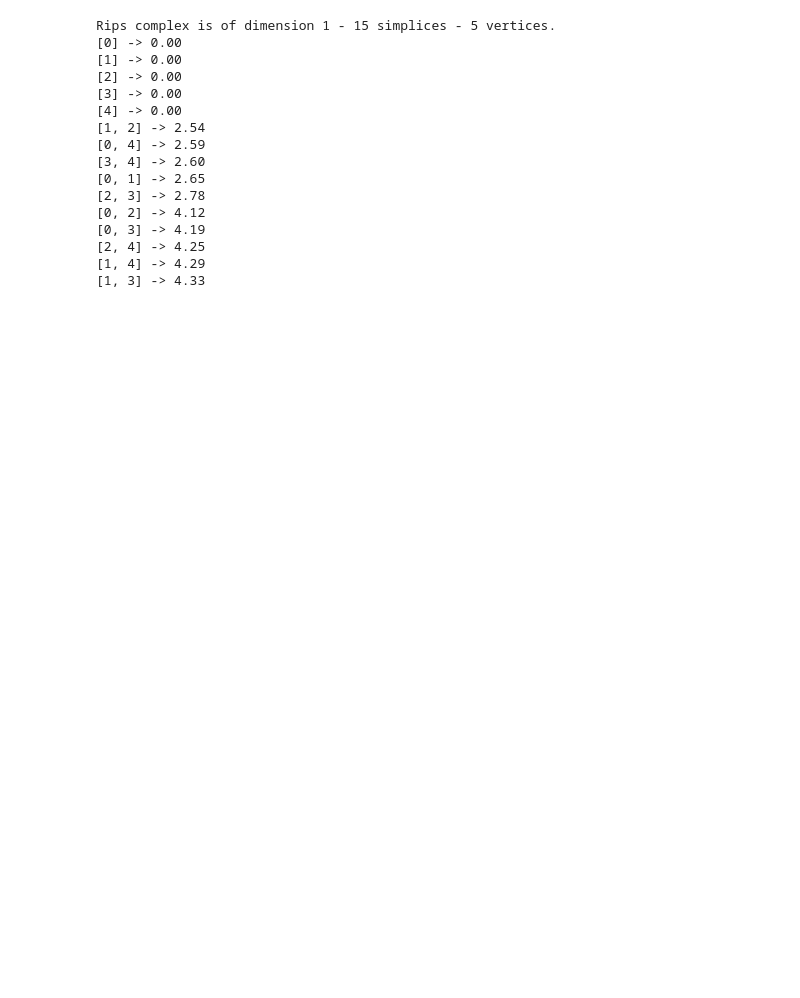
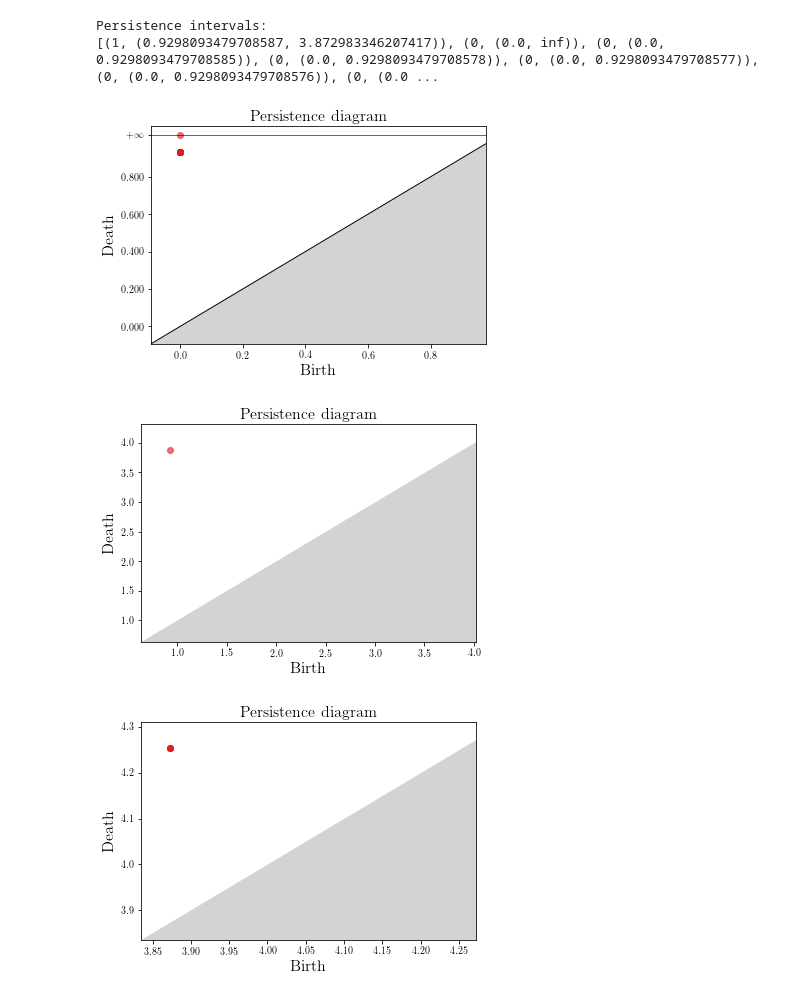
Before and after one commit to Mishalassif/Traj2Phase, a Jupyter notebook: examples/sphere_test.ipynb, the cells around one changed output. Drawn from its saved outputs; the diff is of its cells as text; code cells hidden in the pictures; blank space fills up the shorter version.

```diff
--- a/examples/sphere_test.ipynb
+++ b/examples/sphere_test.ipynb
@@ -6,39 +4,33 @@ ModuleNotFoundError: No module named 'traj2sim'
 # %%
 def sphere_point(theta, phi):
     return [math.cos(phi)*math.cos(theta), math.cos(phi)*math.sin(theta), math.sin(phi)]
 
 def great_circle(theta, length = 10, noise=False, sigma=0.05):
     traj = np.zeros((length,3))
     for i in range(0, length):
         traj[i][:] = sphere_point(theta, i*math.pi/length)
         if noise == True:
             traj[i] = np.add(traj[i],sigma*np.random.randn(1,3))
     return traj
 
 t2s = Traj2Sim()
 
 list_traj = []
-N=5
+N=15
 for i in range(N):
-    list_traj.append(great_circle(2*i*math.pi/N, noise=True))
+    list_traj.append(great_circle(2*i*math.pi/N, noise=False))
 t2s.set_trajectories(list_traj)
+t2s.dist = 'dtw'
+t2s.compute_dist()
+t2s.compute_sim(verbose=False)
 
-t2s.compute_dist()
-t2s.compute_sim(verbose=True)
+
+print('Persistence intervals:')
+print(t2s.simplex_tree.persistence(homology_coeff_field=2, min_persistence=0.5))
+t2s.display_persistence()
 # %% [output]
-Rips complex is of dimension 1 - 15 simplices - 5 vertices.
-[0] -> 0.00
-[1] -> 0.00
-[2] -> 0.00
-[3] -> 0.00
-[4] -> 0.00
-[1, 2] -> 2.54
-[0, 4] -> 2.59
-[3, 4] -> 2.60
-[0, 1] -> 2.65
-[2, 3] -> 2.78
-[0, 2] -> 4.12
-[0, 3] -> 4.19
-[2, 4] -> 4.25
-[1, 4] -> 4.29
-[1, 3] -> 4.33
+Persistence intervals:
+[(1, (0.9298093479708587, 3.872983346207417)), (0, (0.0, inf)), (0, (0.0, 0.9298093479708585)), (0, (0.0, 0.9298093479708578)), (0, (0.0, 0.9298093479708577)), (0, (0.0, 0.9298093479708576)), (0, (0.0 ...
+[figure, added]
+[figure, added]
+[figure, added]
```
Also changed, not shown: parts of 2 cells of this notebook, 1 other file.
